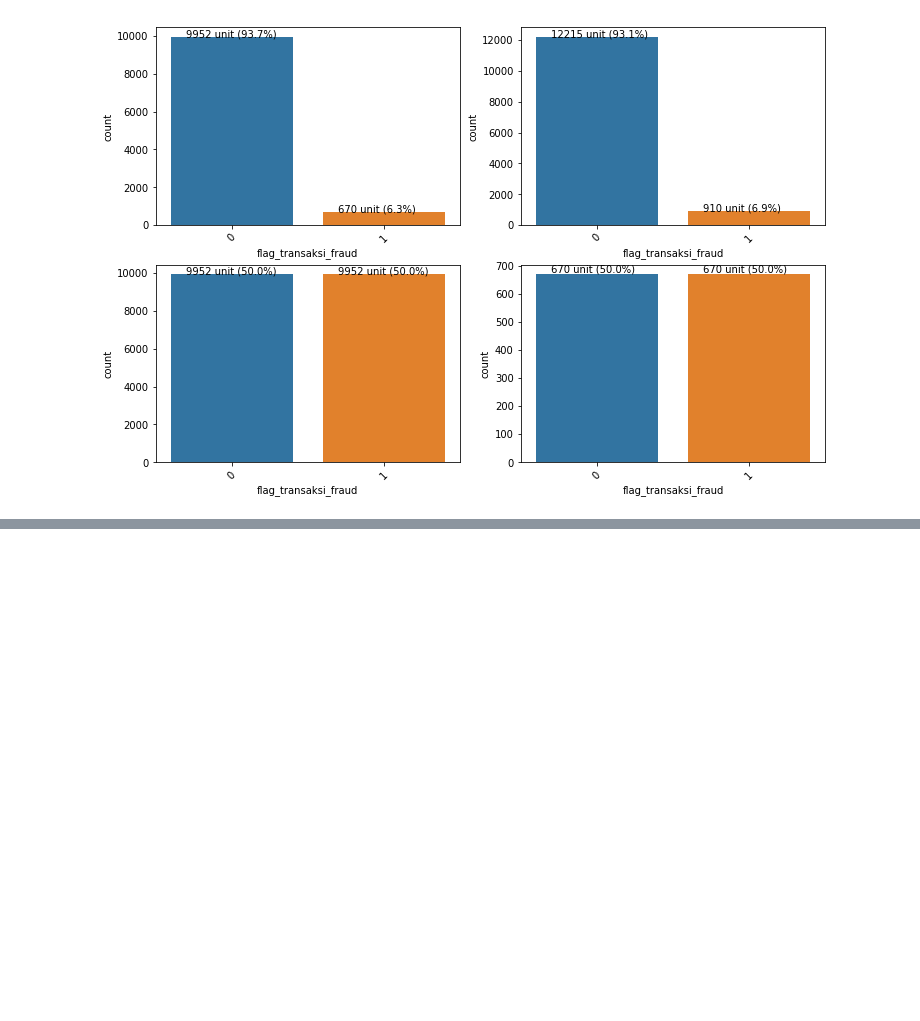
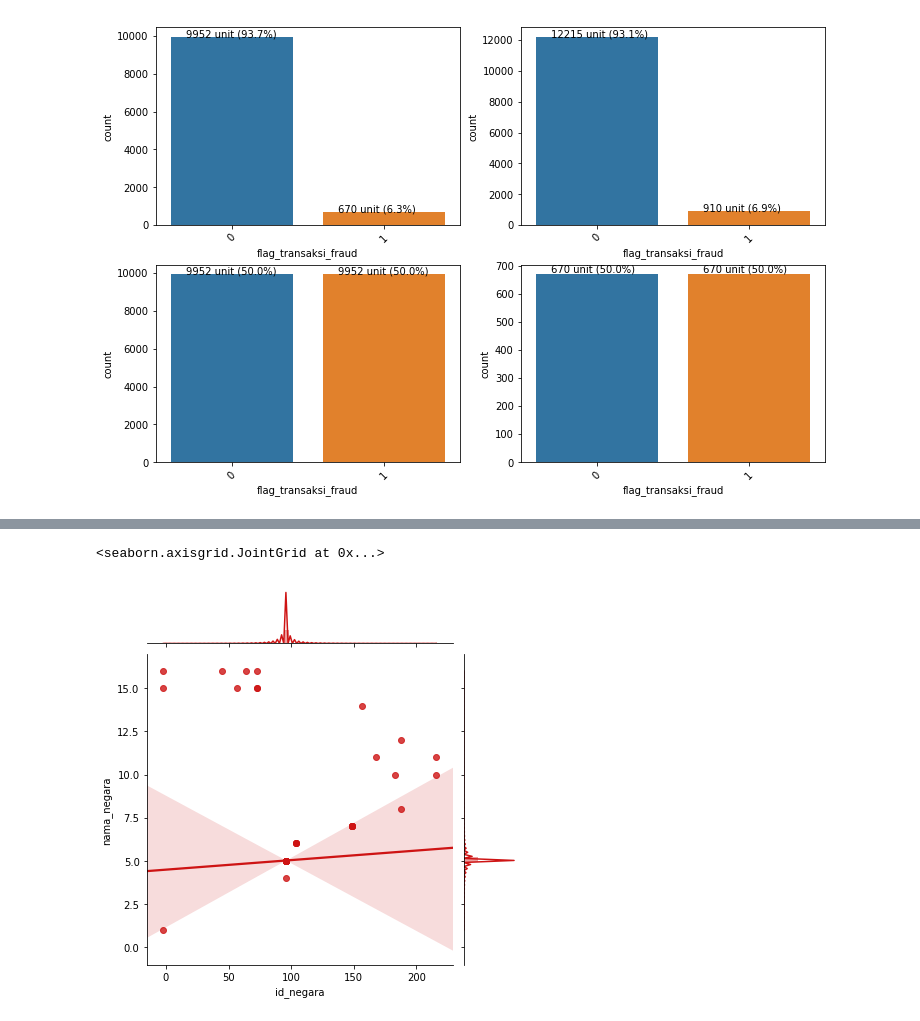
Before and after one commit to kirralabs/data-process, a Jupyter notebook: Fraud_process.ipynb, the cells around one changed output, grey strips where cells are left out. Saved outputs shown, nothing was run; the diff lists cells and outputs as text; code cells hidden in the pictures; blank space fills up the shorter version.

```diff
--- a/Fraud_process.ipynb
+++ b/Fraud_process.ipynb
@@ -879,0 +810,5 @@ plt.show()
+# %%
+sns.jointplot(x.loc[:,'id_negara'], x.loc[:,'nama_negara'], kind="regg", color="#ce1414")
+# %% [output]
+<seaborn.axisgrid.JointGrid at 0x...>
+[figure, added]
```
Also changed, not shown: parts of 41 cells of this notebook, 1 other file.
